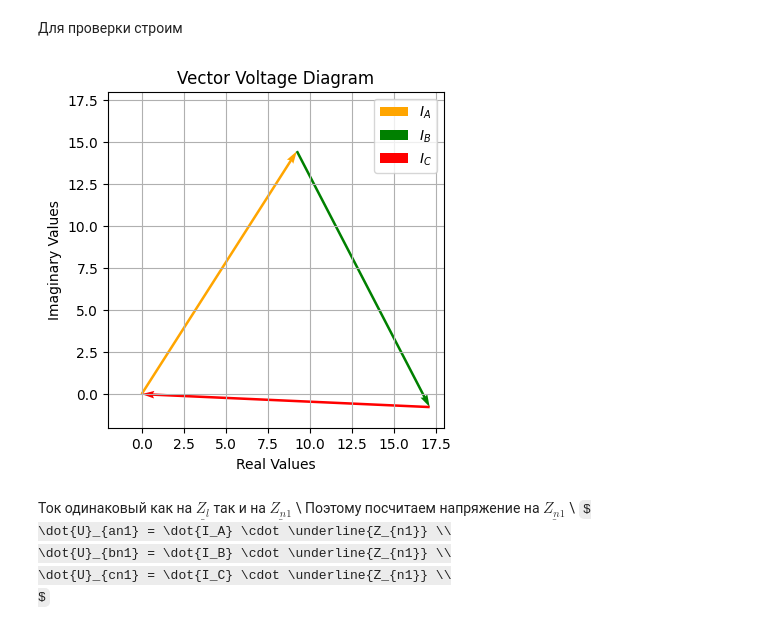
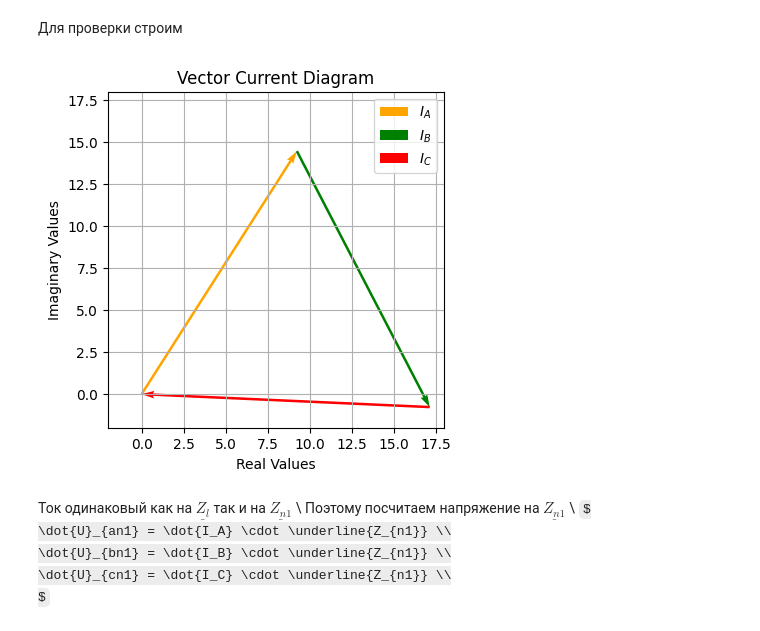
Before and after one commit to M007AX/Coursework-part-III-TBE, a Jupyter notebook: Курсовая_по_ТОЭ_3я_часть.ipynb, the cells around one changed output. Saved outputs shown, nothing was run; the diff lists cells and outputs as text; code cells hidden in the pictures; some formulas as TeX source.

```diff
--- a/Курсовая_по_ТОЭ_3я_часть.ipynb
+++ b/Курсовая_по_ТОЭ_3я_часть.ipynb
@@ -149,21 +149,21 @@ Currents_input = {
 # %%
 create_vector_diagram_no_text(Currents_input)
 
 plt.tight_layout()
 plt.legend()
 plt.gca().set_aspect('equal', adjustable='box')
 plt.grid()
 
-plt.title("Vector Voltage Diagram")
+plt.title("Vector Current Diagram")
 plt.xlabel("Real Values")
 plt.ylabel("Imaginary Values")
 
 plt.xlim(-2, 18)
 plt.ylim(-2, 18)
 
 plt.subplots_adjust(left=0.15, right=0.85, top=0.85, bottom=0.15)
 # %% [output]
-[figure, old version]
+[figure, new version]
 # %% [markdown]
 Ток одинаковый как на $\underline{Z_{l}}$ так и на $\underline{Z_{n1}}$ \\
 Поэтому посчитаем напряжение на $\underline{Z_{n1}}$ \\
```
Also changed, not shown: parts of 16 cells of this notebook.
